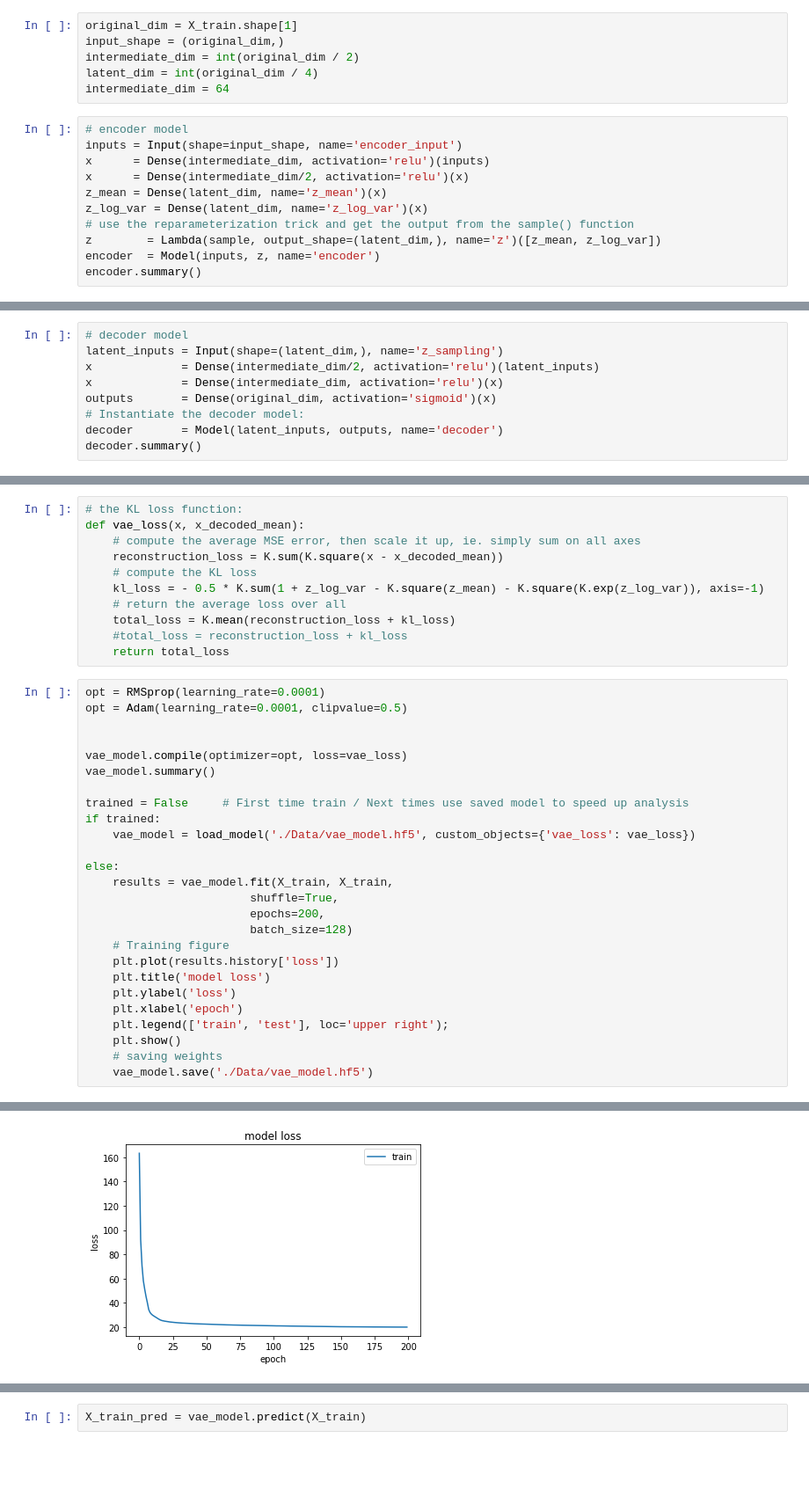
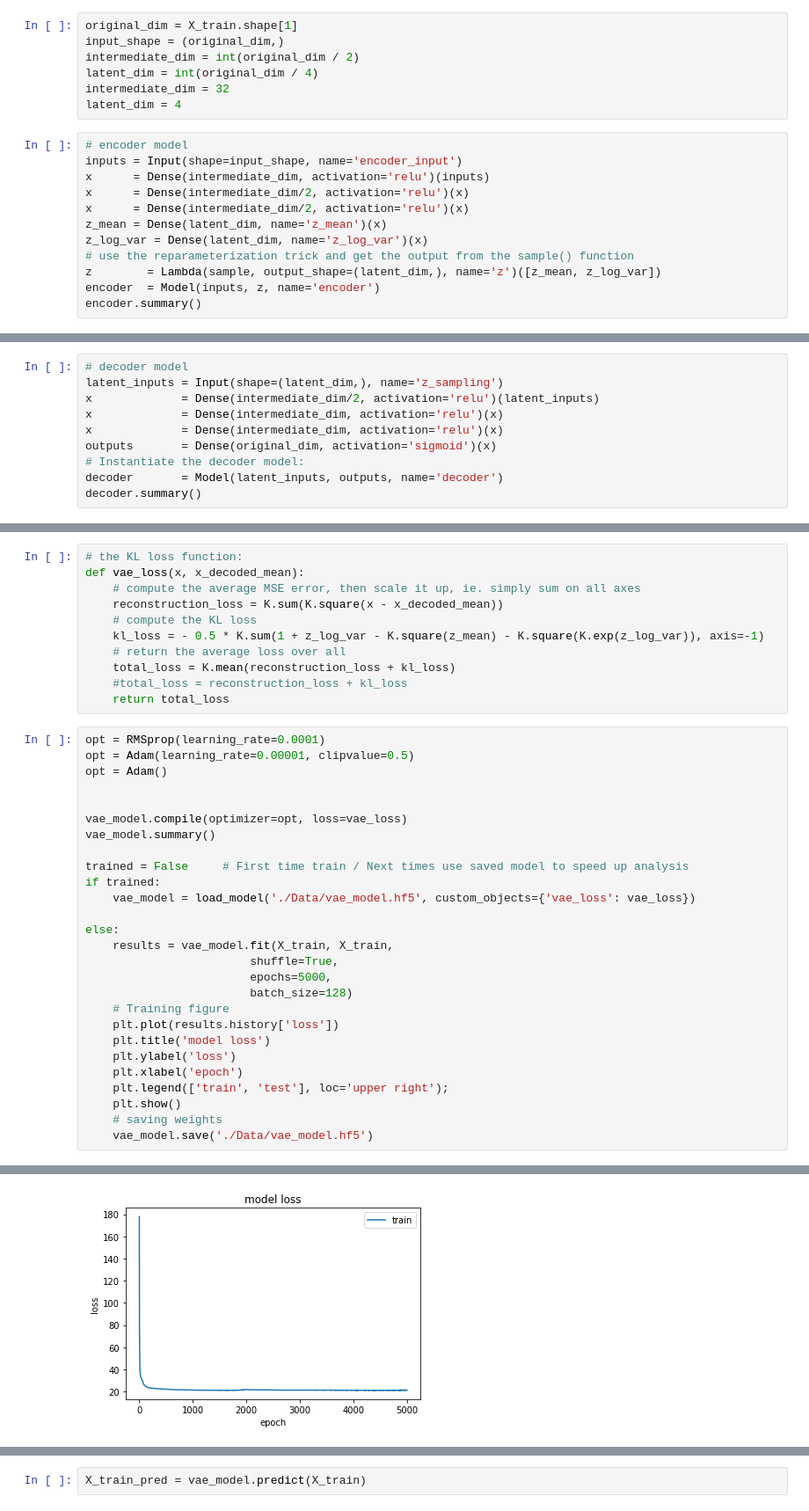
Before and after one commit to castorgit/Forest_fires, a Jupyter notebook: 01_Autoencoder_training_ignition_events.ipynb, the cells around one changed output, grey strips where cells are left out. Shown: that part at 88% size. Drawn from its saved outputs; the diff is of its cells as text; blank space fills up the shorter version.

```diff
--- a/01_Autoencoder_training_ignition_events.ipynb
+++ b/01_Autoencoder_training_ignition_events.ipynb
@@ -138,11 +138,13 @@ original_dim = X_train.shape[1]
 input_shape = (original_dim,)
 intermediate_dim = int(original_dim / 2)
 latent_dim = int(original_dim / 4)
-intermediate_dim = 64
+intermediate_dim = 32
+latent_dim = 4
 # %%
 # encoder model
 inputs = Input(shape=input_shape, name='encoder_input')
 x      = Dense(intermediate_dim, activation='relu')(inputs)
+x      = Dense(intermediate_dim/2, activation='relu')(x)
 x      = Dense(intermediate_dim/2, activation='relu')(x)
 z_mean = Dense(latent_dim, name='z_mean')(x)
 z_log_var = Dense(latent_dim, name='z_log_var')(x)
@@ -173,6 +175,7 @@ ________________________________________________________________________________
 latent_inputs = Input(shape=(latent_dim,), name='z_sampling')
 x             = Dense(intermediate_dim/2, activation='relu')(latent_inputs)
 x             = Dense(intermediate_dim, activation='relu')(x)
+x             = Dense(intermediate_dim, activation='relu')(x)
 outputs       = Dense(original_dim, activation='sigmoid')(x)
 # Instantiate the decoder model:
 decoder       = Model(latent_inputs, outputs, name='decoder')
@@ -212,7 +217,8 @@ def vae_loss(x, x_decoded_mean):
     return total_loss
 # %%
 opt = RMSprop(learning_rate=0.0001)
-opt = Adam(learning_rate=0.0001, clipvalue=0.5)
+opt = Adam(learning_rate=0.00001, clipvalue=0.5)
+opt = Adam()
 
 
 vae_model.compile(optimizer=opt, loss=vae_loss)
@@ -225,7 +231,7 @@ if trained:
 else:
     results = vae_model.fit(X_train, X_train,
                         shuffle=True,
-                        epochs=200,
+                        epochs=5000,
                         batch_size=128)
     # Training figure
     plt.plot(results.history['loss'])
@@ -257,4 +263,4 @@ Epoch 200/200
-[figure, old version]
+[figure, new version]
 INFO:tensorflow:Assets written to: ./Data/vae_model.hf5/assets
 INFO:tensorflow:Assets written to: ./Data/vae_model.hf5/assets
 # %%
```
Also changed, not shown: parts of 14 cells of this notebook.
